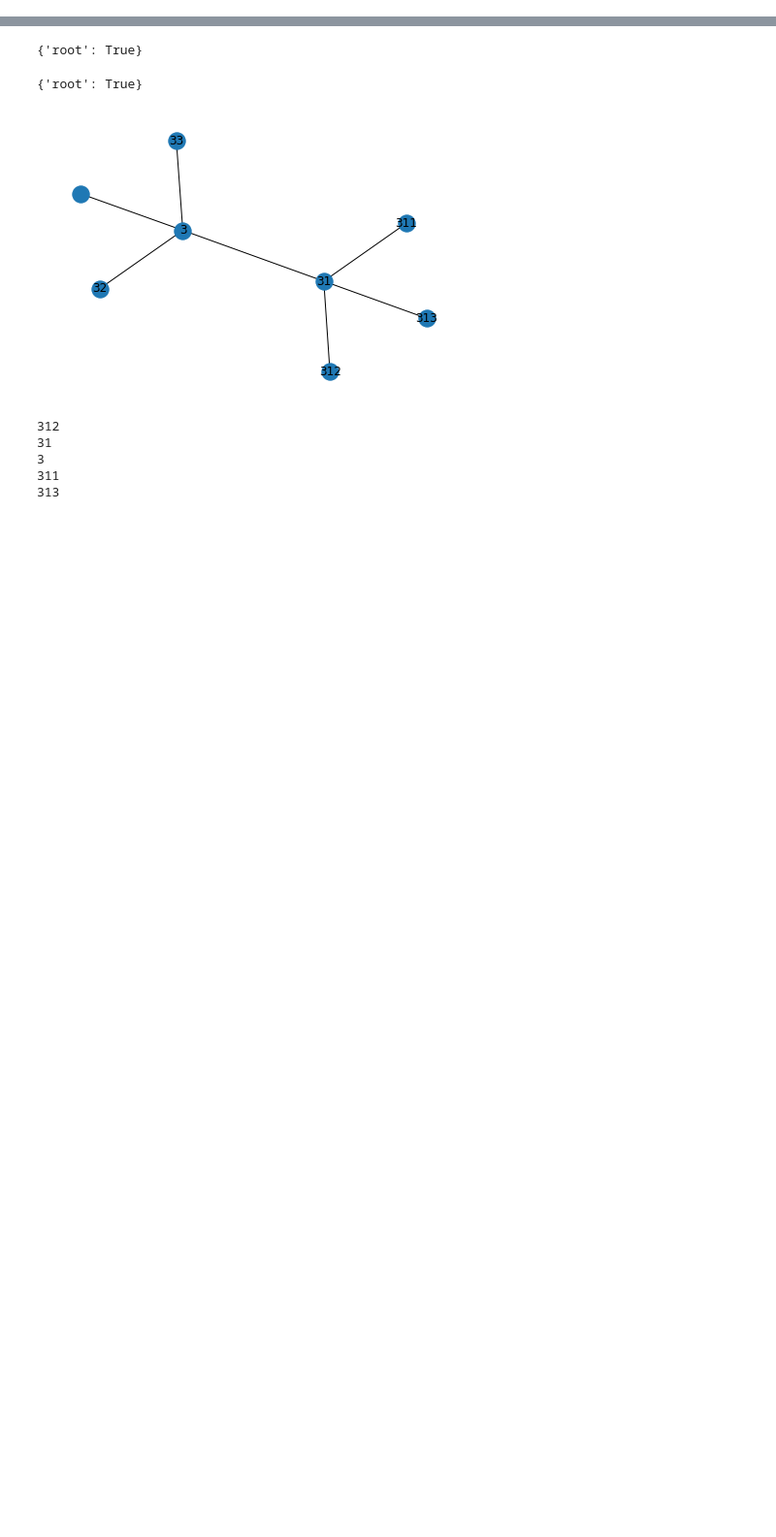
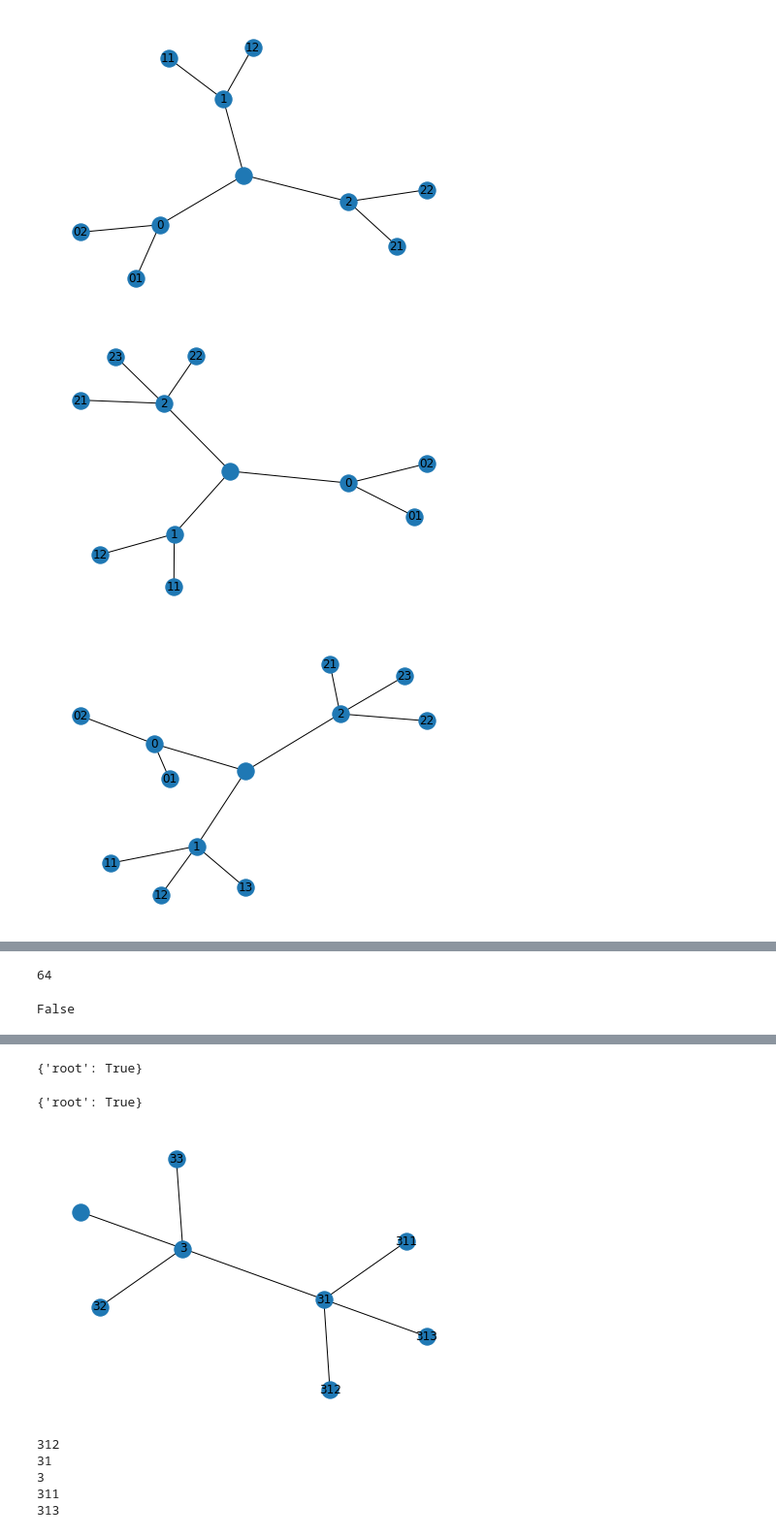
Before and after one commit to vilasopher/jupyter-notebooks, a Jupyter notebook: Walks in UGW Trees.ipynb, the cells around one changed output, grey strips where cells are left out. Shown: that part at 97% size. Drawn from its saved outputs; the diff is of its cells as text; code cells hidden in the pictures; blank space fills up the shorter version.

```diff
--- a/Walks in UGW Trees.ipynb
+++ b/Walks in UGW Trees.ipynb
@@ -65,3 +66,6 @@ def ball(graph, root, radius):
     b.add_edges_from(nx.bfs_edges(graph, root, depth_limit=radius))
     b.nodes[root]['root'] = True
     return b
+
+def ball_node_match(n1, n2):
+    return n1 == n2
@@ -67,0 +85,40 @@ def ball(graph, root, radius):
+# %%
+def possible_balls(degs, radius):
+    if radius == 1:
+        balls = []
+
+        for d in degs:
+            b = nx.Graph()
+            b.add_edges_from([('', str(i)) for i in range(d)])
+            b.nodes['']['root'] = True
+            balls.append(b)
+
+        return balls
+
+    else:
+        smaller_balls = possible_balls(degs, radius-1)
+        balls = []
+
+        for sb in smaller_balls:
+            leaves = [node for node in sb if len(node) == radius-1]
+
+            for m in mappings(leaves, degs):
+                b = sb.copy()
+
+                for l, d in m:
+                    b.add_edges_from([(l, l+str(i)) for i in range(1,d)])
+
+                if all([not nx.is_isomorphic(b, x, node_match=ball_node_match) for x in balls]):
+                    balls.append(b)
+
+        return balls
+# %%
+i = 0
+for x in possible_balls([3,4],2):
+    plt.figure(i)
+    i += 1
+    nx.draw(x, with_labels=True)
+# %% [output]
+[figure, added]
+[figure, added]
+[figure, added]
@@ -68,3 +131,19 @@ def ball(graph, root, radius):
+# %%
+len(mappings(range(3),range(4)))
+# %% [output]
+64
+# %%
+t1 = nx.Graph()
+t1.add_edges_from([(1,2), (2,3)])
+t1.nodes[1]['root'] = True
+
+t2 = nx.Graph()
+t2.add_edges_from([('a','b'), ('b','c')])
+t2.nodes['c']['root'] = False
+
+nx.is_isomorphic(t1,t2, node_match=ball_node_match)
+# %% [output]
+False
 # %%
 w = random_walk(3)
 w
```
Also changed, not shown: parts of 15 cells of this notebook.
